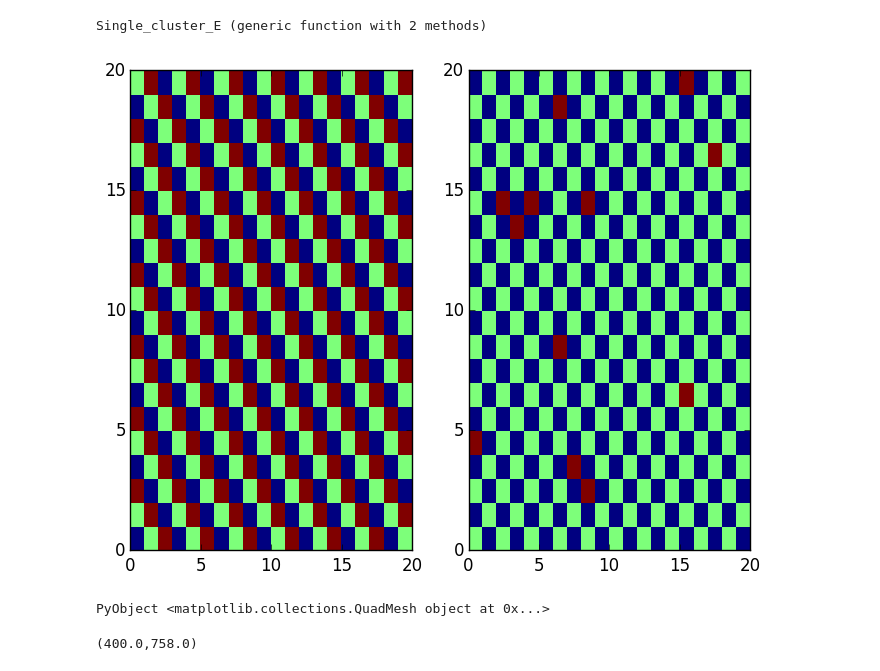
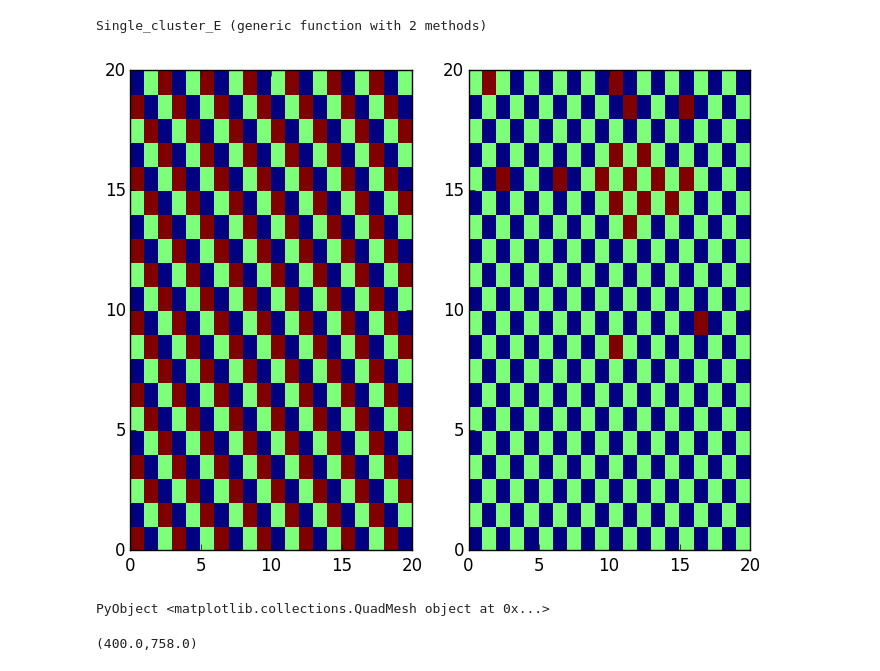
Before and after one commit to luisaleman/Hielo, a Jupyter notebook: Proyecto final.ipynb, the cells around one changed output. Cells and saved outputs as stored; diff of their text form; code cells hidden in the pictures.

Commit message:
Arreglé el multiclusters pero es súper feo con la distribuciòn inicial de las diagonales

```diff
--- a/Proyecto final.ipynb
+++ b/Proyecto final.ipynb
@@ -367,13 +365,12 @@ function Single_cluster_E(β,arreglo::Array{Float64,2},ϵ=1.0)
                 end
             end
             #Segundos vecinos
+            segundo=segundos_vecinos(arreglo,index_i[n],index_j[n])
             for ij in 1:4
-                segundo=segundos_vecinos(arreglo,index_i[n],index_j[n])[ij]
                 ii_new=indices_segundos(ij,index_i[n],index_j[n],L1,L2)[1]
                 jj_new=indices_segundos(ij,index_i[n],index_j[n],L1,L2)[2]
-                if segundo !=arreglo[index_i[n],index_j[n]] && segundo !=colorC && red_bool[ii_new,jj_new]==true
+                if segundo[ij] !=arreglo[index_i[n],index_j[n]] && segundo[ij] !=colorC && red_bool[ii_new,jj_new]==true
                     if rand()<P_add
-                    #println("aceptó")
                         push!(new_index_i,ii_new)
                         push!(new_index_j,jj_new)
                         red_bool[ii_new,jj_new]=false
@@ -401,20 +398,20 @@ end
 Single_cluster_E (generic function with 2 methods)
 # %%
 inicial_s=conf_i(20,20)
-old=copy(inicial)
+old=copy(inicial_s)
 for t in 1:100
     new=Single_cluster_E(1.0,old)
     new,old=old,new
 end
 figure(figsize=[8,6])
 subplot(1,2,1)
 #figure(figsize=[3,3])
 pcolormesh(inicial_s)
 
 subplot(1,2,2)
 pcolormesh(old)
 # %% [output]
-[figure, old version]
+[figure, new version]
 PyObject <matplotlib.collections.QuadMesh object at 0x...>
 # %%
 contador_segundos(inicial),contador_segundos(old)
```
Also changed, not shown: parts of 10 cells of this notebook.
